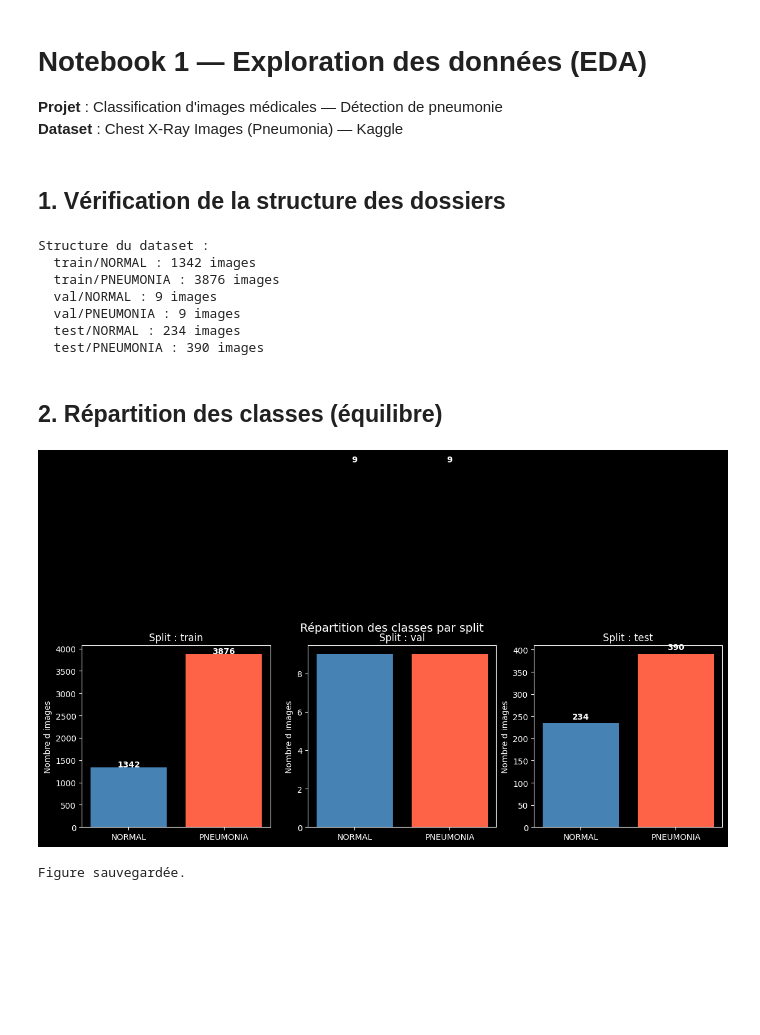
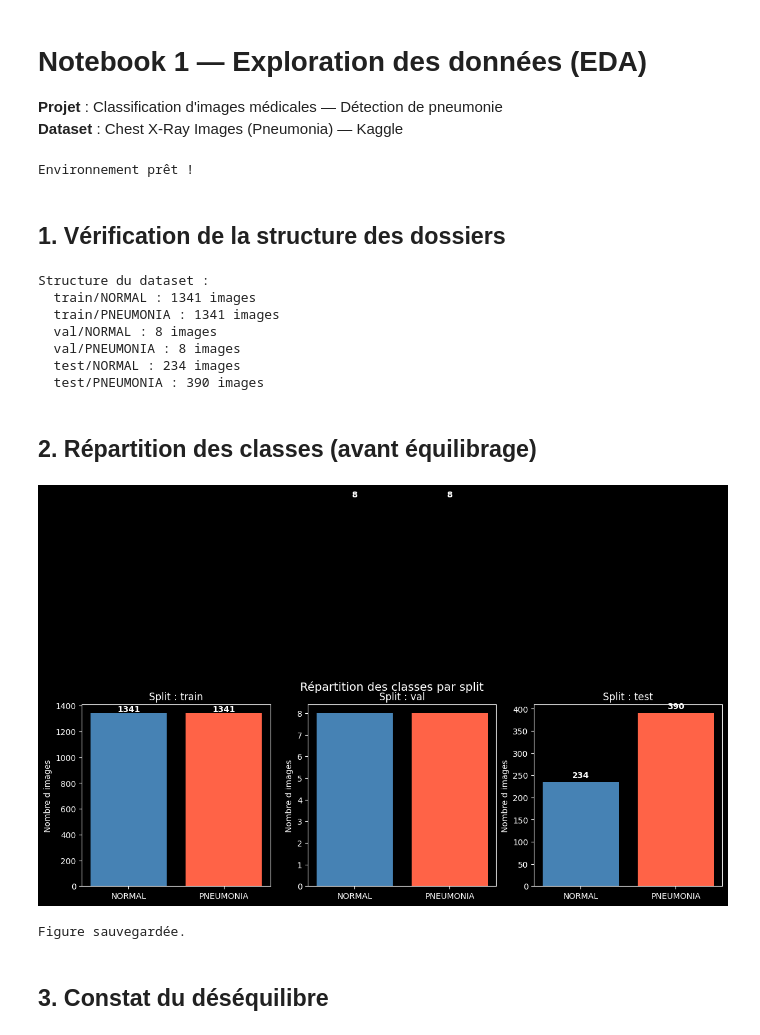
Before and after one commit to Shogun44-GT/medical-cnn-pneumonia, a Jupyter notebook: notebooks/01_eda.ipynb, the cells around one changed output. Drawn from its saved outputs; the diff is of its cells as text; code cells hidden in the pictures; blank space fills up the shorter version.

```diff
--- a/notebooks/01_eda.ipynb
+++ b/notebooks/01_eda.ipynb
@@ -5,17 +5,25 @@
 # %%
 import os
 import sys
-sys.path.append('..')
+sys.path.insert(0, os.path.abspath('..'))
 
 import numpy as np
 import matplotlib.pyplot as plt
 from PIL import Image
 from collections import Counter
 
+# Création du dossier figures si inexistant
+os.makedirs('../outputs/figures', exist_ok=True)
+
 # Chemin vers le dataset
 DATA_DIR = r'C:\Users\kingj\OneDrive\Documents\chest_xray\chest_xray'
 SPLITS   = ['train', 'val', 'test']
 CLASSES  = ['NORMAL', 'PNEUMONIA']
+EXTENSIONS = ('.jpg', '.jpeg', '.png')
+
+print('Environnement prêt !')
+# %% [output]
+Environnement prêt !
 # %% [markdown]
 ## 1. Vérification de la structure des dossiers
 # %%
@@ -23,40 +31,42 @@ print('Structure du dataset :')
 for split in SPLITS:
     for cls in CLASSES:
         path  = os.path.join(DATA_DIR, split, cls)
-        files = os.listdir(path)
+        files = [f for f in os.listdir(path) if f.lower().endswith(EXTENSIONS)]
         print(f'  {split}/{cls} : {len(files)} images')
 # %% [output]
 Structure du dataset :
-  train/NORMAL : 1342 images
-  train/PNEUMONIA : 3876 images
-  val/NORMAL : 9 images
-  val/PNEUMONIA : 9 images
+  train/NORMAL : 1341 images
+  train/PNEUMONIA : 1341 images
+  val/NORMAL : 8 images
+  val/PNEUMONIA : 8 images
   test/NORMAL : 234 images
   test/PNEUMONIA : 390 images
 # %% [markdown]
-## 2. Répartition des classes (équilibre)
+## 2. Répartition des classes (avant équilibrage)
 # %%
 counts = {}
 for split in SPLITS:
     counts[split] = {}
     for cls in CLASSES:
         path = os.path.join(DATA_DIR, split, cls)
-        counts[split][cls] = len(os.listdir(path))
+        counts[split][cls] = len([f for f in os.listdir(path) if f.lower().endswith(EXTENSIONS)])
 
 fig, axes = plt.subplots(1, 3, figsize=(14, 4))
 for i, split in enumerate(SPLITS):
     axes[i].bar(CLASSES, [counts[split][c] for c in CLASSES],
                 color=['steelblue', 'tomato'])
     axes[i].set_title(f'Split : {split}')
     axes[i].set_ylabel('Nombre d images')
     for j, cls in enumerate(CLASSES):
         axes[i].text(j, counts[split][cls] + 10,
                      str(counts[split][cls]), ha='center', fontweight='bold')
 plt.suptitle('Répartition des classes par split', fontsize=14)
 plt.tight_layout()
 plt.savefig('../outputs/figures/repartition_classes.png')
 plt.show()
 print('Figure sauvegardée.')
 # %% [output]
-[figure, old version]
+[figure, new version]
 Figure sauvegardée.
+# %% [markdown]
+## 3. Constat du déséquilibre
```
Also changed, not shown: parts of 12 cells of this notebook, 7 other files.
